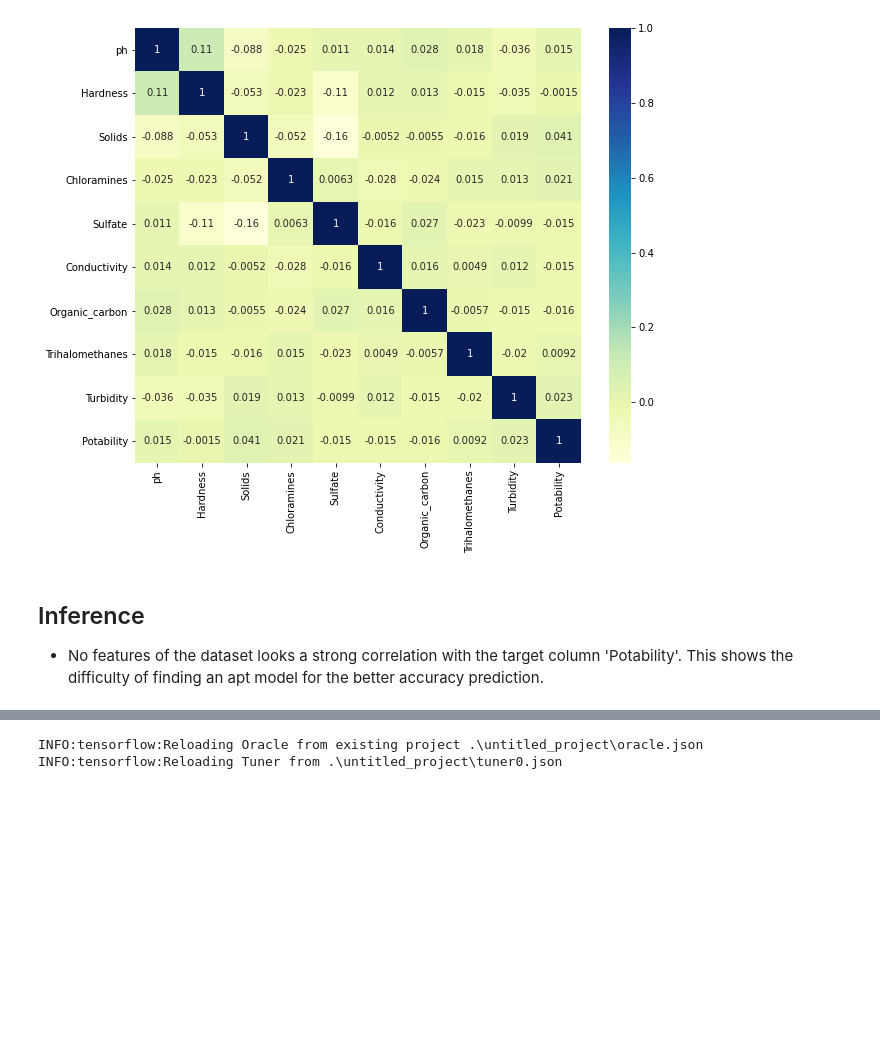
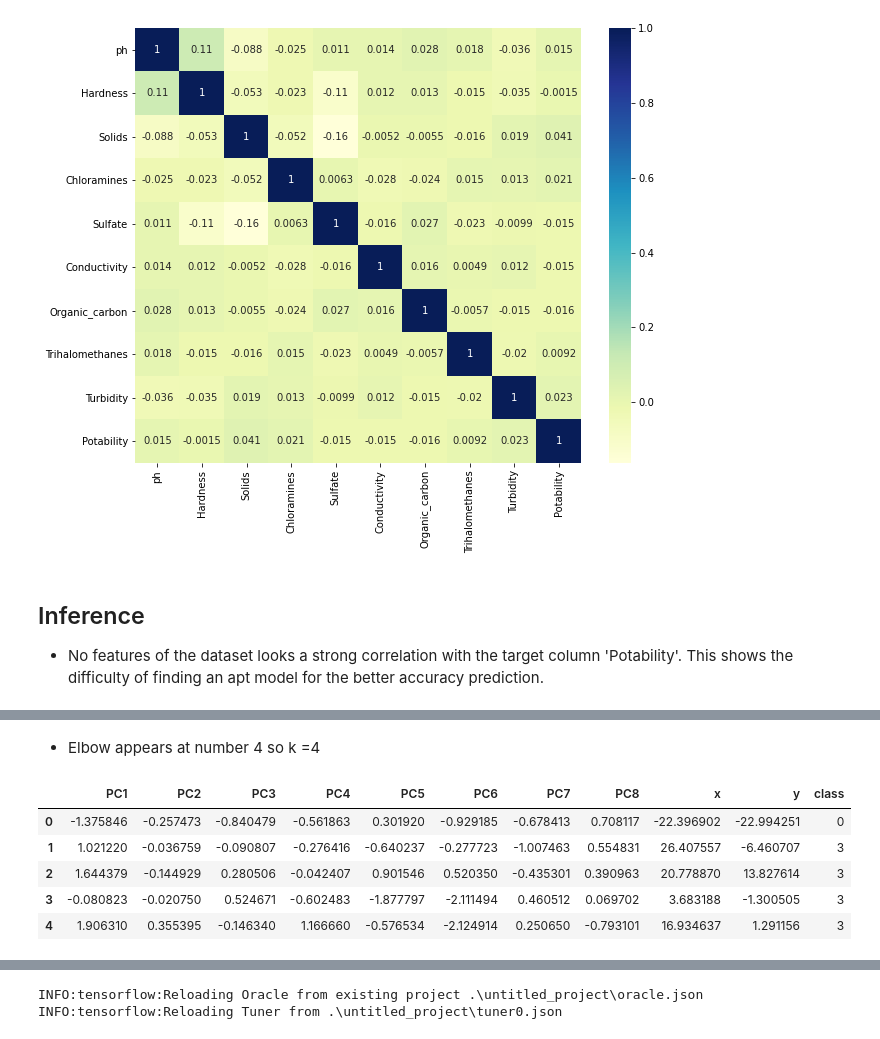
Before and after one commit to Ryan-Malin/Water, a Jupyter notebook: Soni Folder/water_potability1.ipynb, the cells around one changed output, grey strips where cells are left out. Drawn from its saved outputs; the diff is of its cells as text; code cells hidden in the pictures; blank space fills up the shorter version.

```diff
--- a/Soni Folder/water_potability1.ipynb
+++ b/Soni Folder/water_potability1.ipynb
@@ -126,0 +200,24 @@ X_test_scaled = scaler.transform(X_test)
+# %% [markdown]
+* Elbow appears at number 4 so k =4
+# %%
+# Predicting clusters with k = 4
+# Initialize the k-means model
+model = KMeans(n_clusters = 4, random_state = 0)
+
+# Fit the model
+model.fit(water_pca_df)
+
+# predict clusters
+predictions = model.predict(water_pca_df)
+
+# Add the predicted class column to the dataframe
+
+water_pca_df['class'] = model.labels_
+water_pca_df.head()
+# %% [output]
+|  | PC1 | PC2 | PC3 | PC4 | PC5 | PC6 | PC7 | PC8 | x | y | class |
+| 0 | -1.375846 | -0.257473 | -0.840479 | -0.561863 | 0.301920 | -0.929185 | -0.678413 | 0.708117 | -22.396902 | -22.994251 | 0 |
+| 1 | 1.021220 | -0.036759 | -0.090807 | -0.276416 | -0.640237 | -0.277723 | -1.007463 | 0.554831 | 26.407557 | -6.460707 | 3 |
+| 2 | 1.644379 | -0.144929 | 0.280506 | -0.042407 | 0.901546 | 0.520350 | -0.435301 | 0.390963 | 20.778870 | 13.827614 | 3 |
+| 3 | -0.080823 | -0.020750 | 0.524671 | -0.602483 | -1.877797 | -2.111494 | 0.460512 | 0.069702 | 3.683188 | -1.300505 | 3 |
+| 4 | 1.906310 | 0.355395 | -0.146340 | 1.166660 | -0.576534 | -2.124914 | 0.250650 | -0.793101 | 16.934637 | 1.291156 | 3 |
```
Also changed, not shown: parts of 12 cells of this notebook, 2 other files.
